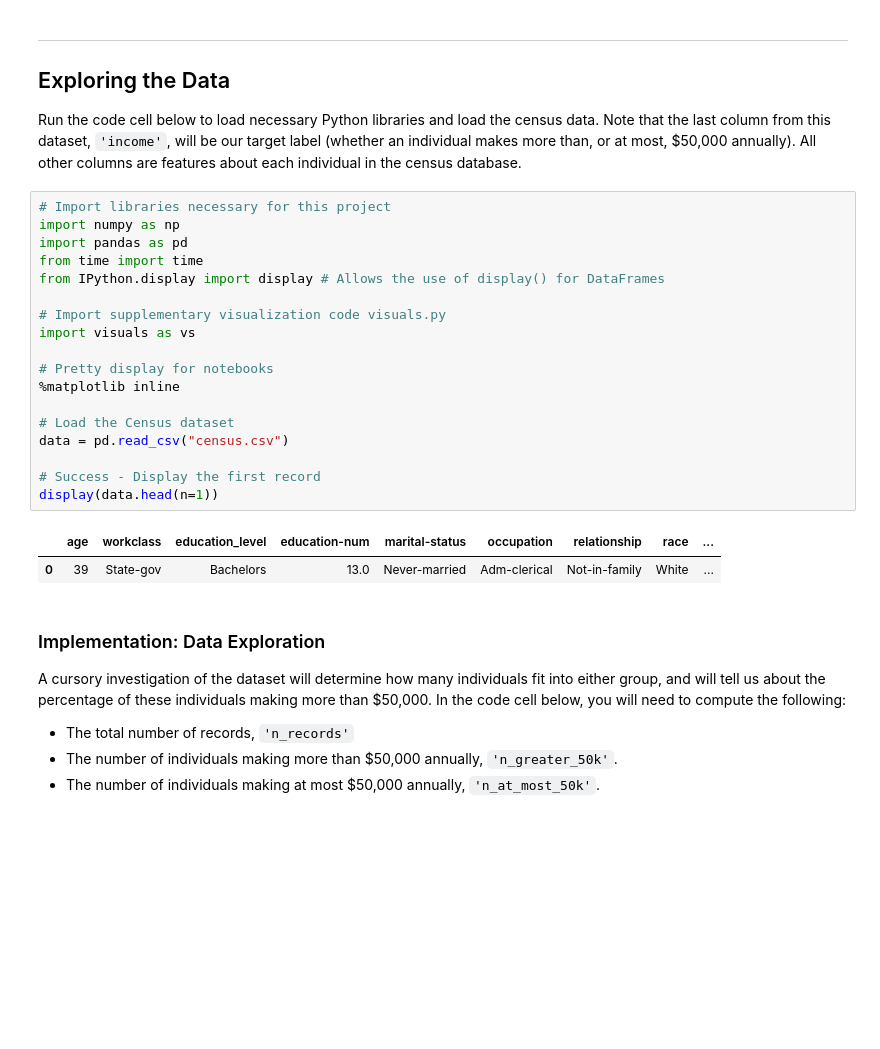
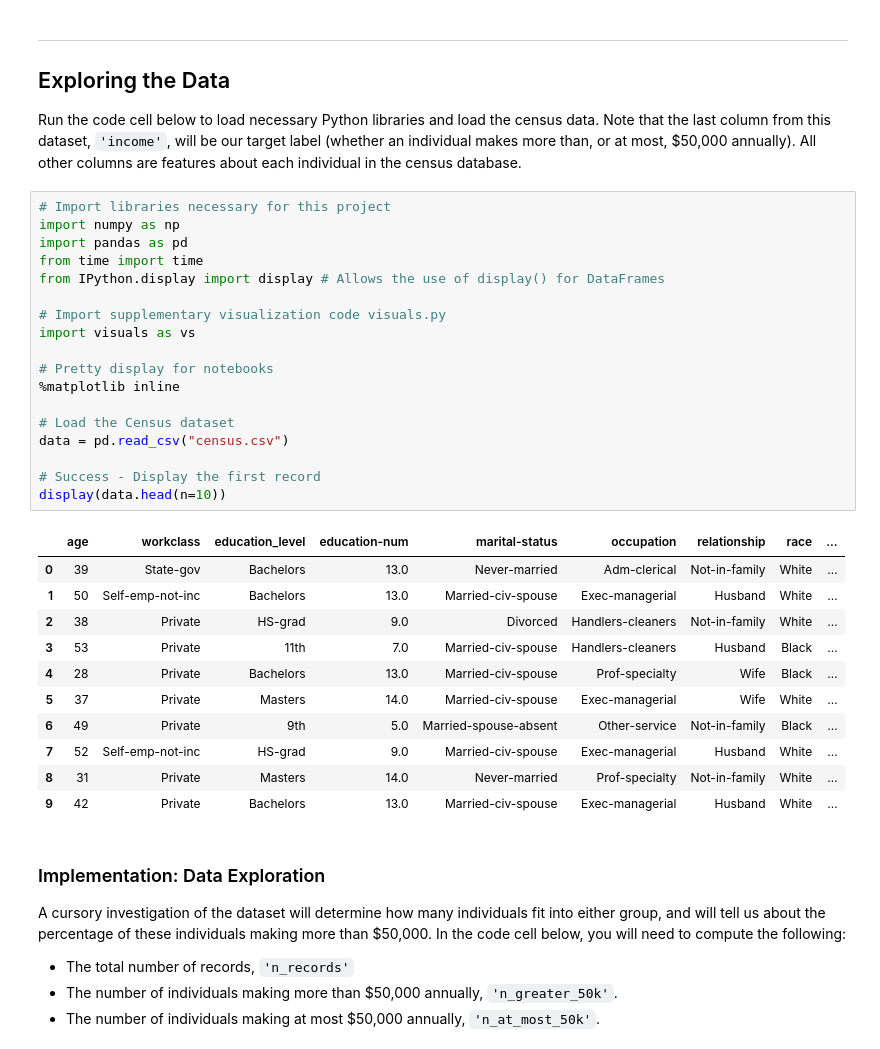
Before and after one commit to FadyMorris/udacity-machine-learning-nanodegree, a Jupyter notebook: projects/p2_finding_donors/finding_donors.ipynb, the cells around one changed output. Cells and saved outputs as stored; diff of their text form; blank space fills up the shorter version.

```diff
--- a/projects/p2_finding_donors/finding_donors.ipynb
+++ b/projects/p2_finding_donors/finding_donors.ipynb
@@ -21,24 +21,33 @@ Run the code cell below to load necessary Python libraries and load the census d
 # %%
 # Import libraries necessary for this project
 import numpy as np
 import pandas as pd
 from time import time
 from IPython.display import display # Allows the use of display() for DataFrames
 
 # Import supplementary visualization code visuals.py
 import visuals as vs
 
 # Pretty display for notebooks
 %matplotlib inline
 
 # Load the Census dataset
 data = pd.read_csv("census.csv")
 
 # Success - Display the first record
-display(data.head(n=1))
+display(data.head(n=10))
 # %% [output]
 |  | age | workclass | education_level | education-num | marital-status | occupation | relationship | race | ... |
 | 0 | 39 | State-gov | Bachelors | 13.0 | Never-married | Adm-clerical | Not-in-family | White | ... |
+| 1 | 50 | Self-emp-not-inc | Bachelors | 13.0 | Married-civ-spouse | Exec-managerial | Husband | White | ... |
+| 2 | 38 | Private | HS-grad | 9.0 | Divorced | Handlers-cleaners | Not-in-family | White | ... |
+| 3 | 53 | Private | 11th | 7.0 | Married-civ-spouse | Handlers-cleaners | Husband | Black | ... |
+| 4 | 28 | Private | Bachelors | 13.0 | Married-civ-spouse | Prof-specialty | Wife | Black | ... |
+| 5 | 37 | Private | Masters | 14.0 | Married-civ-spouse | Exec-managerial | Wife | White | ... |
+| 6 | 49 | Private | 9th | 5.0 | Married-spouse-absent | Other-service | Not-in-family | Black | ... |
+| 7 | 52 | Self-emp-not-inc | HS-grad | 9.0 | Married-civ-spouse | Exec-managerial | Husband | White | ... |
+| 8 | 31 | Private | Masters | 14.0 | Never-married | Prof-specialty | Not-in-family | White | ... |
+| 9 | 42 | Private | Bachelors | 13.0 | Married-civ-spouse | Exec-managerial | Husband | White | ... |
 # %% [markdown]
 ### Implementation: Data Exploration
 A cursory investigation of the dataset will determine how many individuals fit into either group, and will tell us about the percentage of these individuals making more than \$50,000. In the code cell below, you will need to compute the following:
```
Also changed, not shown: parts of 37 cells of this notebook, 1 other file.
